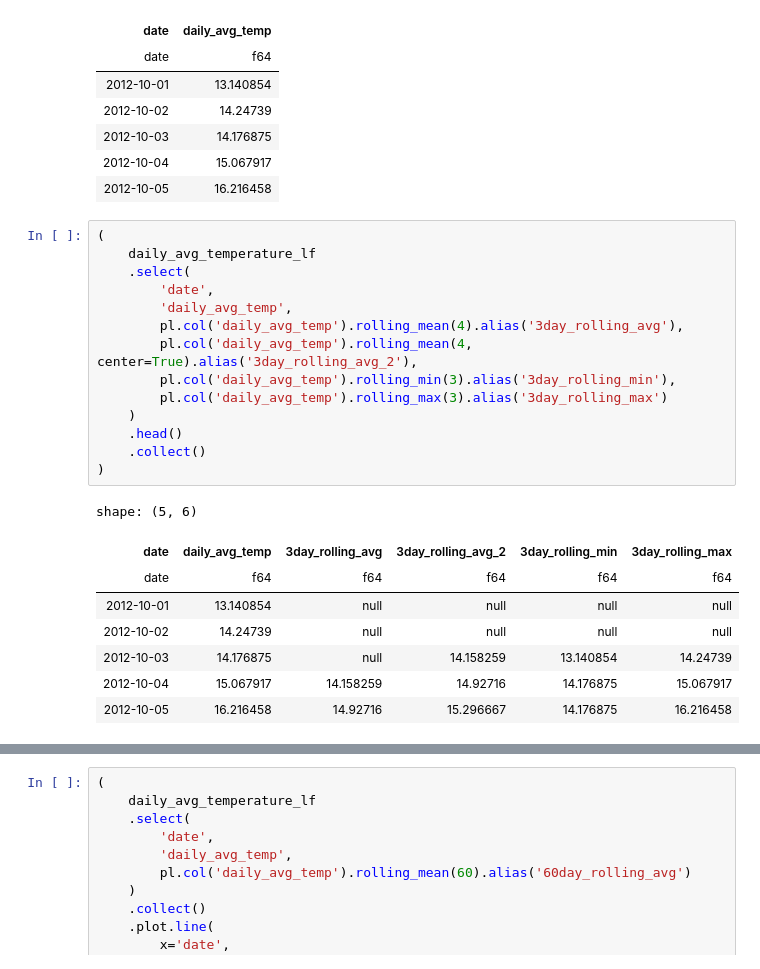
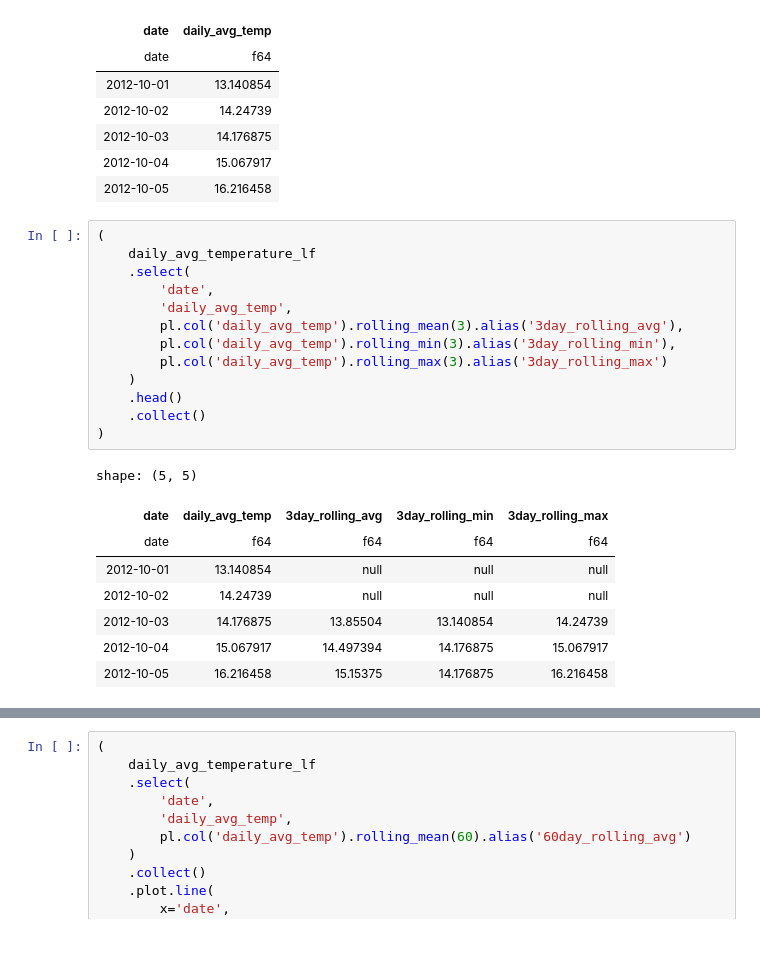
Before and after one commit to PacktPublishing/Polars-Cookbook, a Jupyter notebook: Chapter09/ch09.ipynb, the cells around one changed output, grey strips where cells are left out. Drawn from its saved outputs; the diff is of its cells as text.

```diff
--- a/Chapter09/ch09.ipynb
+++ b/Chapter09/ch09.ipynb
@@ -229,23 +229,22 @@ shape: (5, 2)
 # %%
 (
     daily_avg_temperature_lf
     .select(
         'date',
         'daily_avg_temp',
-        pl.col('daily_avg_temp').rolling_mean(4).alias('3day_rolling_avg'),
-        pl.col('daily_avg_temp').rolling_mean(4, center=True).alias('3day_rolling_avg_2'),
+        pl.col('daily_avg_temp').rolling_mean(3).alias('3day_rolling_avg'),
         pl.col('daily_avg_temp').rolling_min(3).alias('3day_rolling_min'),
         pl.col('daily_avg_temp').rolling_max(3).alias('3day_rolling_max')
     )
     .head()
     .collect()
 )
 # %% [output]
-shape: (5, 6)
+shape: (5, 5)
-| date | daily_avg_temp | 3day_rolling_avg | 3day_rolling_avg_2 | 3day_rolling_min | 3day_rolling_max |
-| date | f64 | f64 | f64 | f64 | f64 |
-| 2012-10-01 | 13.140854 | null | null | null | null |
-| 2012-10-02 | 14.24739 | null | null | null | null |
-| 2012-10-03 | 14.176875 | null | 14.158259 | 13.140854 | 14.24739 |
-| 2012-10-04 | 15.067917 | 14.158259 | 14.92716 | 14.176875 | 15.067917 |
-| 2012-10-05 | 16.216458 | 14.92716 | 15.296667 | 14.176875 | 16.216458 |
+| date | daily_avg_temp | 3day_rolling_avg | 3day_rolling_min | 3day_rolling_max |
+| date | f64 | f64 | f64 | f64 |
+| 2012-10-01 | 13.140854 | null | null | null |
+| 2012-10-02 | 14.24739 | null | null | null |
+| 2012-10-03 | 14.176875 | 13.85504 | 13.140854 | 14.24739 |
+| 2012-10-04 | 15.067917 | 14.497394 | 14.176875 | 15.067917 |
+| 2012-10-05 | 16.216458 | 15.15375 | 14.176875 | 16.216458 |
```
Also changed, not shown: parts of 14 cells of this notebook.
